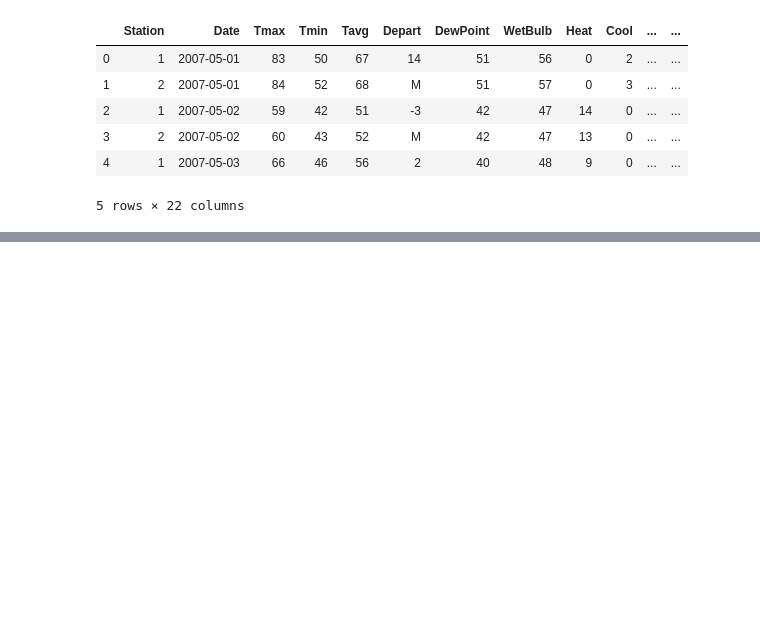
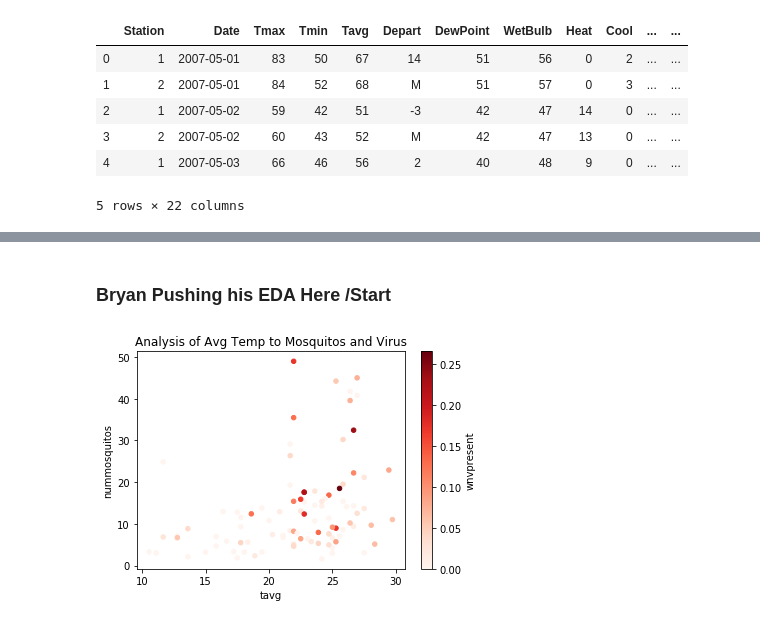
Before and after one commit to DSI-14-P4-BARJ/Project_4_West_Nile_Virus_Prediction, a Jupyter notebook: code/Project_4_West_Nile_Virus_Prediction.ipynb, the cells around one changed output, grey strips where cells are left out. Saved outputs shown, nothing was run; the diff lists cells and outputs as text; code cells hidden in the pictures; blank space fills up the shorter version.

```diff
--- a/code/Project_4_West_Nile_Virus_Prediction.ipynb
+++ b/code/Project_4_West_Nile_Virus_Prediction.ipynb
@@ -40,0 +131,13 @@ df_weather.head()
+# %%
+# Create `day`, `month` and `year` columns for all 3 dataframes
+df_spray['day'] = df_spray['date'].map(lambda x: x.day)
+df_spray['month'] = df_spray['date'].map(lambda x: x.month)
+df_spray['year'] = df_spray['date'].map(lambda x: x.year)
+
+df_weather['day'] = df_weather['date'].map(lambda x: x.day)
+df_weather['month'] = df_weather['date'].map(lambda x: x.month)
+df_weather['year'] = df_weather['date'].map(lambda x: x.year)
+
+df_train['day'] = df_train['date'].map(lambda x: x.day)
+df_train['month'] = df_train['date'].map(lambda x: x.month)
+df_train['year'] = df_train['date'].map(lambda x: x.year)
@@ -40,0 +194,9 @@ df_weather.head()
+# %%
+# Define function to replace entires with M, blank spaces and '-' with Nan values, while T was replace with 0.05
+# https://wgntv.com/weather/what-are-traces-of-precipitation/
+def update_cols(df):
+    df.replace(['M','-',' ', '  T'],
+               [np.nan, np.nan, np.nan, 0.05],
+               inplace = True)
+
+update_cols(df_weather)
@@ -62,0 +272,8 @@ df_train.columns = df_train.columns.str.lower()
+# %%
+col_toflt = ['preciptotal', 'stnpressure', 'sealevel',
+             'avgspeed', 'preciptotal', 'tavg',
+             'depart', 'wetbulb', 'heat', 'cool',
+             'sunrise', 'sunset']
+
+for col in col_toflt:
+    df_weather[col] = df_weather[col].astype(float)
@@ -81,0 +534,2 @@ from datetime import datetime
+# %% [markdown]
+### Bryan Pushing his EDA Here /Start
@@ -81,0 +563,8 @@ from datetime import datetime
+# %%
+# Higher Temperature = More Mosquitos = Higher weightage of WNV Present
+
+fig, ax = plt.subplots()
+df_mean.plot.scatter(x='tavg', y='nummosquitos', c='wnvpresent', colormap='Reds', ax=ax)
+ax.set_title('Analysis of Avg Temp to Mosquitos and Virus');
+# %% [output]
+[figure, added]
```
Also changed, not shown: parts of 157 cells of this notebook.
